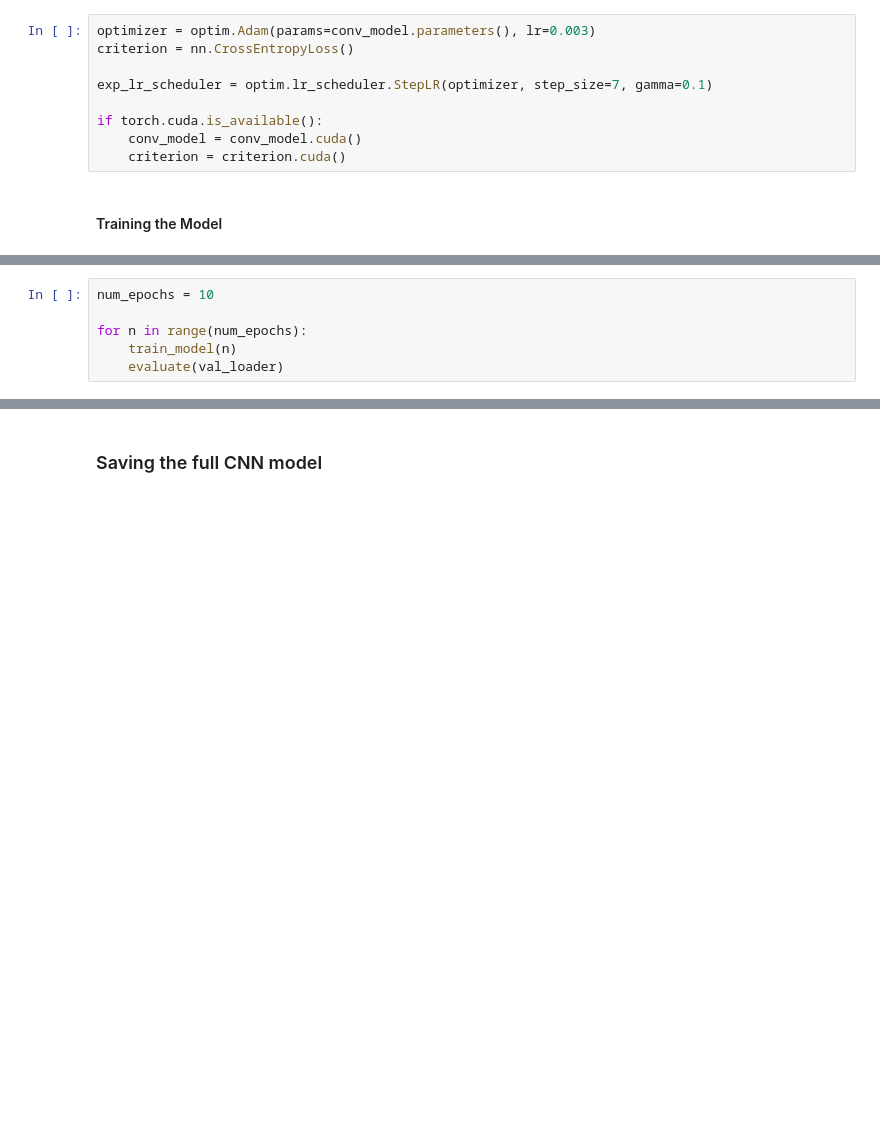
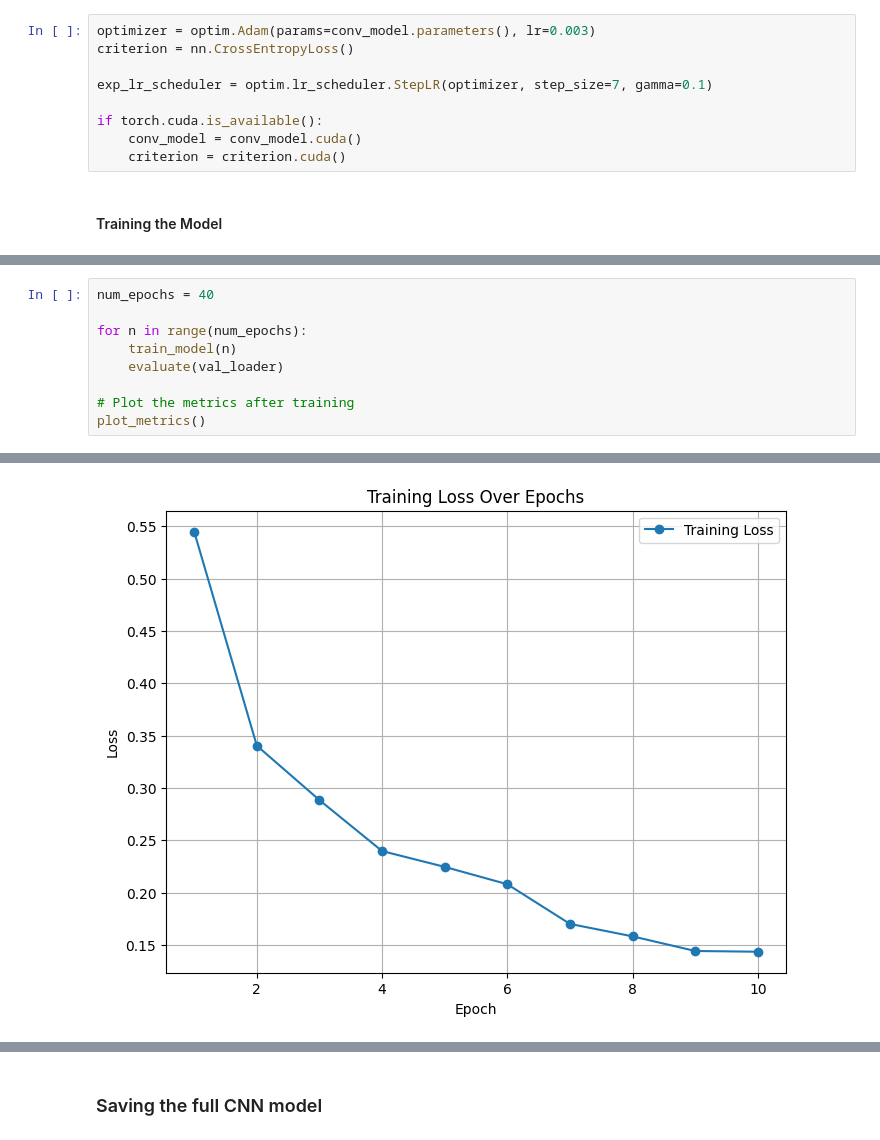
Before and after one commit to ProjectGleb/Puppeteer, a Jupyter notebook: Puppeteer/puppeteer_main.ipynb, the cells around one changed output, grey strips where cells are left out. Drawn from its saved outputs; the diff is of its cells as text; blank space fills up the shorter version.

```diff
--- a/Puppeteer/puppeteer_main.ipynb
+++ b/Puppeteer/puppeteer_main.ipynb
@@ -232,7 +283,10 @@ def evaluate(data_loader):
 # %%
-num_epochs = 10
+num_epochs = 40
 
 for n in range(num_epochs):
     train_model(n)
     evaluate(val_loader)
+
+# Plot the metrics after training
+plot_metrics()
 # %% [output]
@@ -239,0 +310 @@ IndexError: invalid index of a 0-dim tensor. Use `tensor.item()` in Python or `t
+[figure, added]
```
Also changed, not shown: parts of 5 cells of this notebook.
